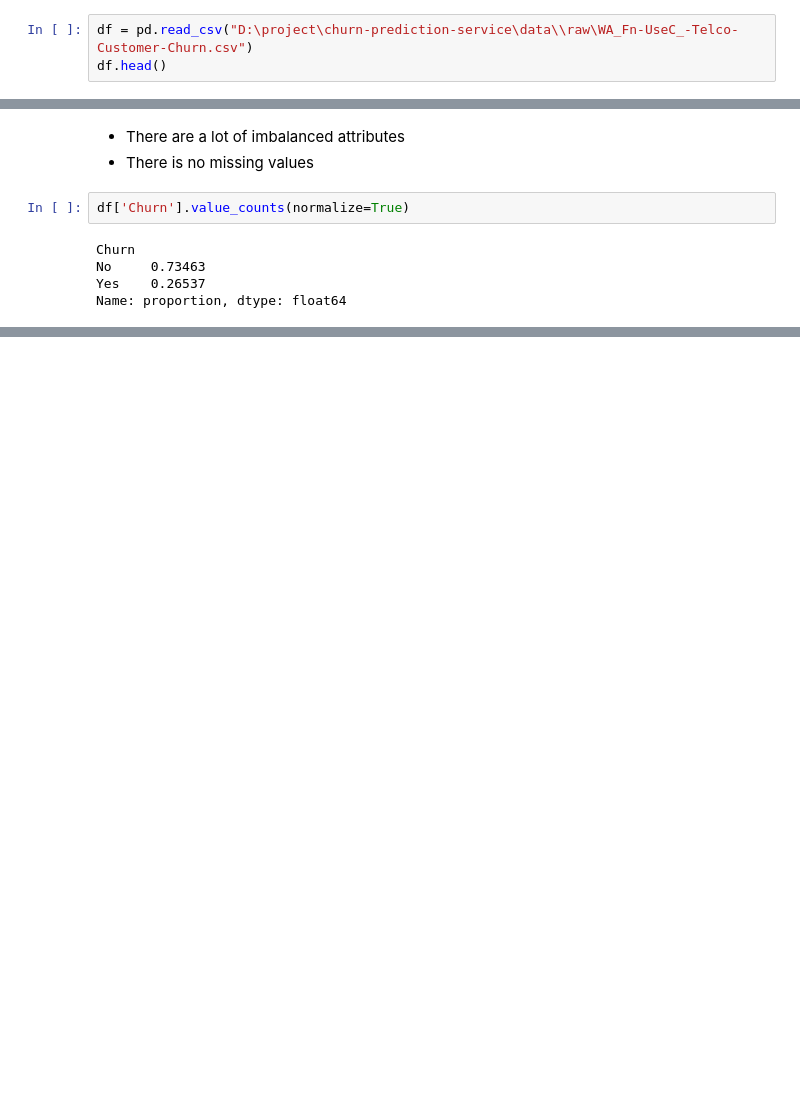
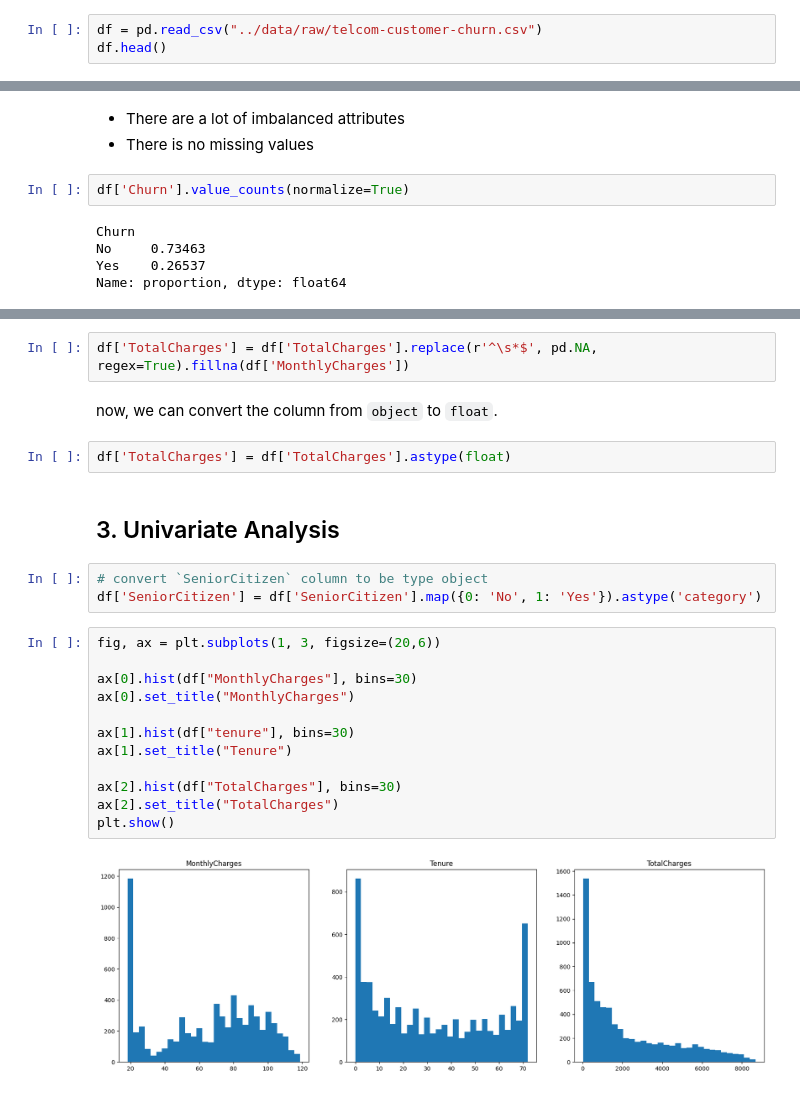
Before and after one commit to Abosamir/churn-prediction-service, a Jupyter notebook: notebooks/01_eda.ipynb, the cells around one changed output, grey strips where cells are left out. Drawn from its saved outputs; the diff is of its cells as text; blank space fills up the shorter version.

```diff
--- a/notebooks/01_eda.ipynb
+++ b/notebooks/01_eda.ipynb
@@ -8,7 +10,7 @@ import seaborn as sns
 
 pd.set_option('display.max_columns', None)
 # %%
-df = pd.read_csv("D:\project\churn-prediction-service\data\\raw\WA_Fn-UseC_-Telco-Customer-Churn.csv")
+df = pd.read_csv("../data/raw/telcom-customer-churn.csv")
 df.head()
 # %% [output]
 |  | customerID | gender | SeniorCitizen | Partner | Dependents | tenure | PhoneService | MultipleLines | ... |
@@ -163,0 +183,25 @@ Observation:
+# %%
+df['TotalCharges'] = df['TotalCharges'].replace(r'^\s*$', pd.NA, regex=True).fillna(df['MonthlyCharges'])
+# %% [markdown]
+now, we can convert the column from `object` to `float`.
+# %%
+df['TotalCharges'] = df['TotalCharges'].astype(float)
+# %% [markdown]
+## 3. Univariate Analysis
+# %%
+# convert `SeniorCitizen` column to be type object
+df['SeniorCitizen'] = df['SeniorCitizen'].map({0: 'No', 1: 'Yes'}).astype('category')
+# %%
+fig, ax = plt.subplots(1, 3, figsize=(20,6))
+
+ax[0].hist(df["MonthlyCharges"], bins=30)
+ax[0].set_title("MonthlyCharges")
+
+ax[1].hist(df["tenure"], bins=30)
+ax[1].set_title("Tenure")
+
+ax[2].hist(df["TotalCharges"], bins=30)
+ax[2].set_title("TotalCharges")
+plt.show()
+# %% [output]
+[figure, added]
```
Also changed, not shown: parts of 21 cells of this notebook, 1 other file.
